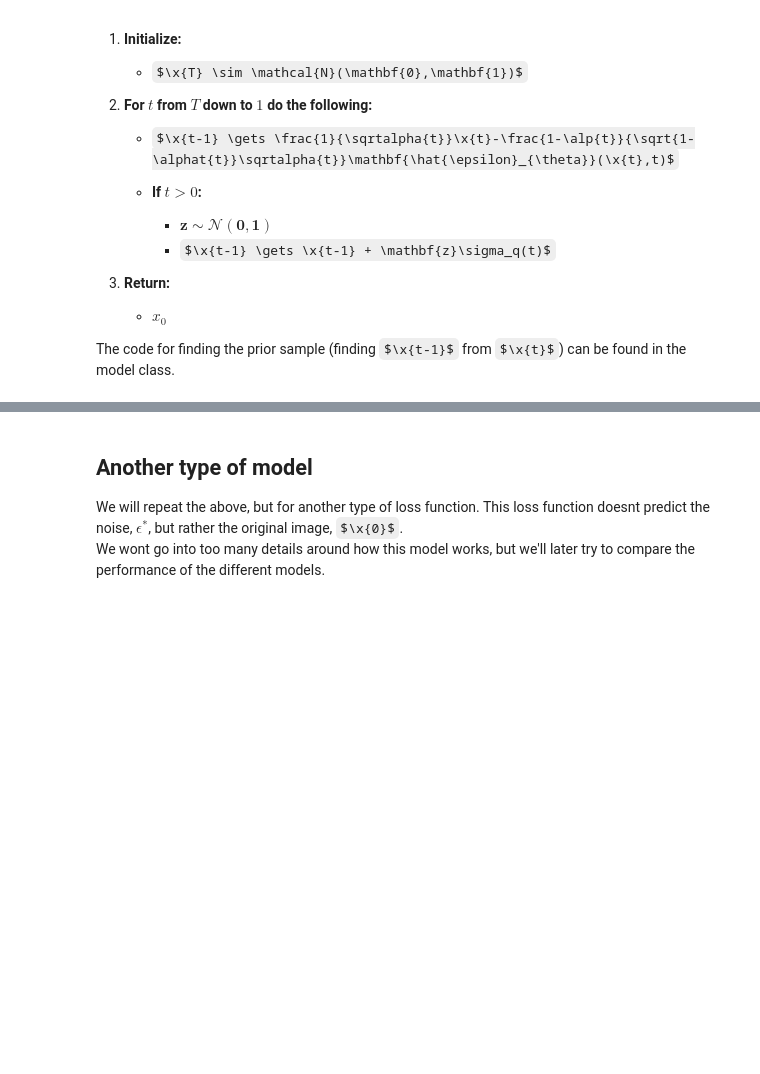
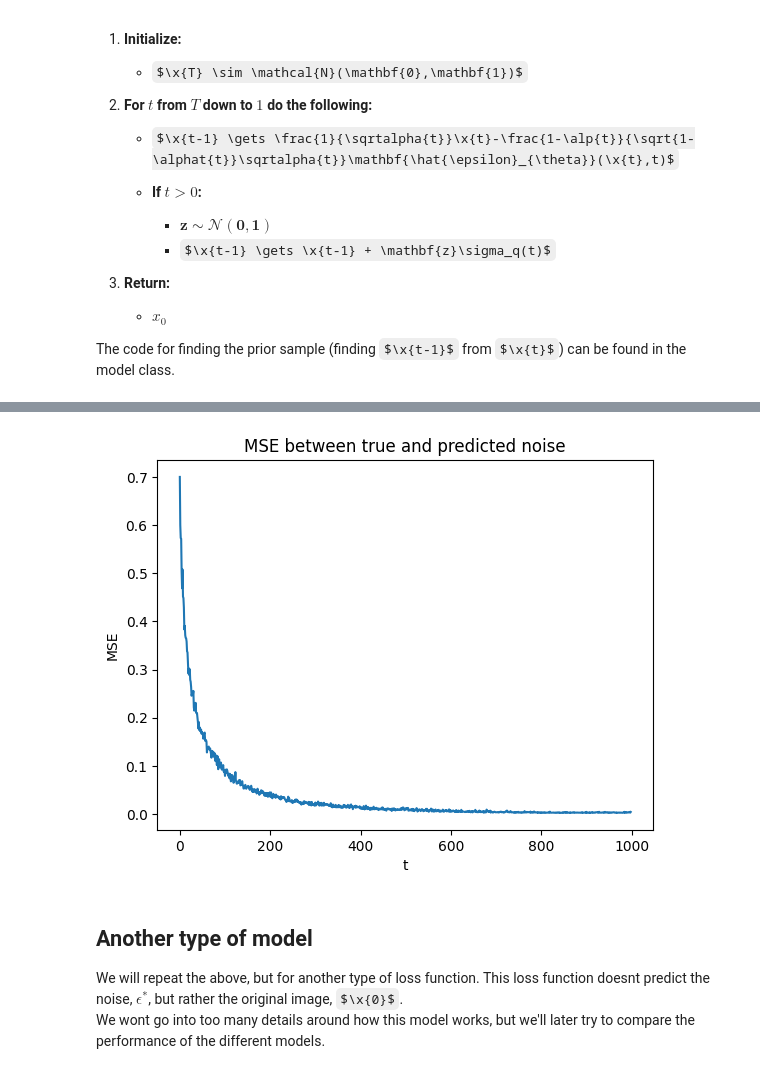
Before and after one commit to Andemand111/Specialkursus_diffusionmodel, a Jupyter notebook: main.IPYNB, the cells around one changed output, grey strips where cells are left out. Saved outputs shown, nothing was run; the diff lists cells and outputs as text; code cells hidden in the pictures; some formulas as TeX source; blank space fills up the shorter version.

```diff
--- a/main.IPYNB
+++ b/main.IPYNB
@@ -362,3 +382,28 @@ plt.show()
+# %%
+def error_per_timestep(model, dataset):
+    model.eval()
+    x0s = dataset[0]
+    ls = np.zeros(T - 1)
+    for t in tqdm(range(1, T)):
+        xts, eps, _  = noise_schedule.make_noisy_images(x0s, torch.tensor(t).view(-1, 1))
+        xts = xts.view(1, *dimensions).to(device)
+        embedding = embeddings[t].view(1,-1).to(device)
+        eps_guess = model.network(xts, embedding).detach().cpu()
+        l = mse(eps_guess.flatten(), eps.flatten())
+        ls[t - 1] = l.item()
+
+    plt.plot(ls)
+    plt.xlabel("t")
+    plt.ylabel("MSE")
+    plt.title("MSE between true and predicted noise")
+    plt.show()
+
+    return ls
+# %%
+err_t = error_per_timestep(simple_model, test_set)
+print("Mean error: ", err_t.mean())
+# %% [output]
+[figure, added]
 # %% [markdown]
 ## Another type of model
 We will repeat the above, but for another type of loss function.
```
Also changed, not shown: parts of 8 cells of this notebook, 4 other files.
